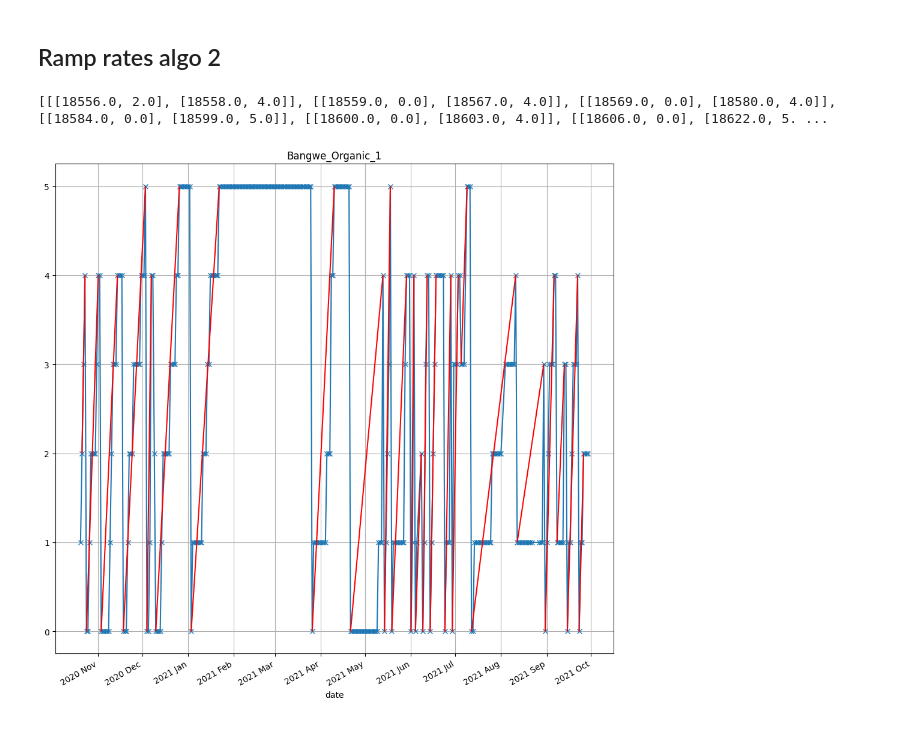
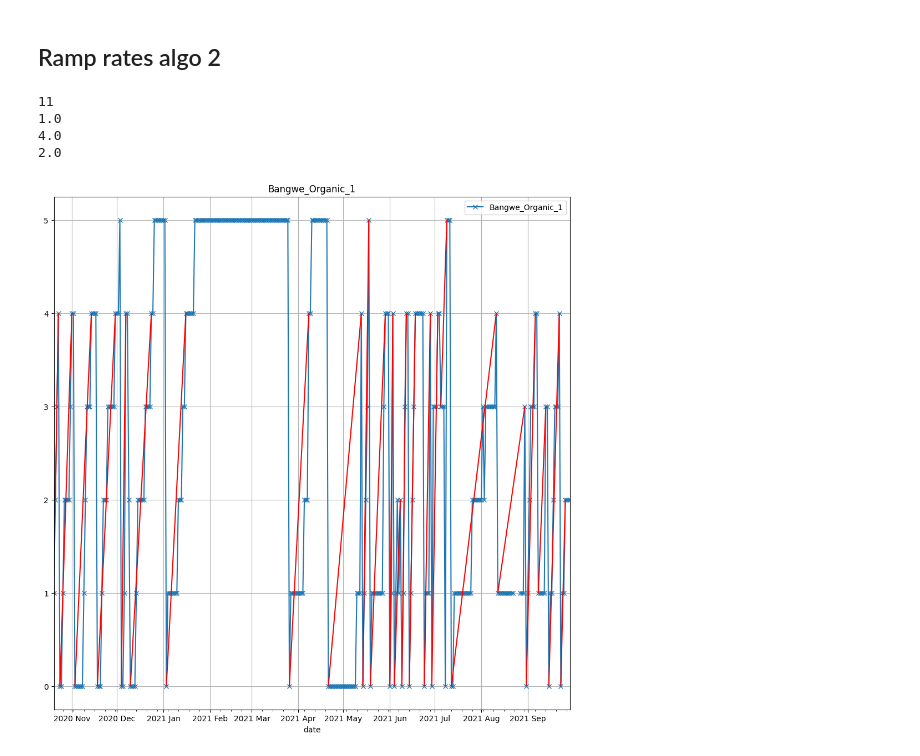
Before and after one commit to Global-Health-Engineering/2022-msc-sem-proj-nseemann, a Jupyter notebook: src/Analysis_jupyter/ramp_rates.ipynb, the cells around one changed output. Saved outputs shown, nothing was run; the diff lists cells and outputs as text; code cells hidden in the pictures.

```diff
--- a/src/Analysis_jupyter/ramp_rates.ipynb
+++ b/src/Analysis_jupyter/ramp_rates.ipynb
@@ -188,7 +171,7 @@ diff_index_neg = skip_filling_interest.index.to_series().diff(periods=-1)
 skip_filling_interest_no_spike = skip_filling_interest.drop(skip_filling_interest[diff_pos - diff_neg == 0][diff_index_pos == td_1][diff_index_neg == -td_1][diff_pos != 0].index)
 
 
-## Top ends
+## Top ends - forward pass
 diff_index_pos = skip_filling_interest_no_spike.index.to_series().diff()
 diff_index_neg = skip_filling_interest_no_spike.index.to_series().diff(periods=-1)
 diff_pos = skip_filling_interest_no_spike.diff() #difference val(n) - val(n-1)
@@ -210,6 +193,18 @@ while i <= len(indices_no_spike) and imax < 600:
                 top_ends.loc[indices_no_spike[i+j+1]] = skip_filling_interest_no_spike.loc[indices_no_spike[i+j+1]]
                 i = i+j+1
                 break
+            elif skip_filling_interest_no_spike.loc[indices_no_spike[i+j]] == 4 and skip_filling_interest_no_spike.loc[indices_no_spike[i+j+1]] == 5:
+                top_ends.loc[indices_no_spike[i+j]] = skip_filling_interest_no_spike.loc[indices_no_spike[i+j]]
+                imax2 = 0
+                while skip_filling_interest_no_spike.loc[indices_no_spike[i+j+1]] == 5 and imax2 < 600:
+                    imax2 = imax2+1
+                    if i+j+1 <= len(indices_no_spike)-1:
+                        j = j+1
+                    else:
+                        print('broke oups')
+                        break
+                i = i + j + 1
+                break
             else:
                 pass
             #print('going up at')
@@ -221,7 +216,7 @@ while i <= len(indices_no_spike) and imax < 600:
             i = i+j+1
             #print(i)
             break
-
+print(imax2)
 ## Move top ends to top beginnings, eliminates plateau from analysis. Backward pass
 top_beginnings = pd.DataFrame(columns=['top_beginnings'])
 i = len(top_ends)-1
@@ -285,14 +280,20 @@ bottoms = bottom_beginnings.reset_index()
 bottoms.columns = ['index_bottom', 'value_bottom']
 new_df = pd.concat([bottoms,tops], axis = 1)
 
+print((new_df.loc[0].value_top-new_df.loc[0].value_bottom)/(new_df.loc[0].index_top-new_df.loc[0].index_bottom).days)
+print((new_df.loc[0].value_top))
+print((new_df.loc[0].value_bottom))
 list_mc = []
 for i in new_df.values.tolist():
     tuple1 = [mdates.date2num(i[0].to_pydatetime()), i[1]]
     tuple2 = [mdates.date2num(i[2].to_pydatetime()), i[3]]
     list_mc.append([tuple1,tuple2])
-print(list_mc)
+#print(list_mc)
 # %% [output]
-[[[18556.0, 2.0], [18558.0, 4.0]], [[18559.0, 0.0], [18567.0, 4.0]], [[18569.0, 0.0], [18580.0, 4.0]], [[18584.0, 0.0], [18599.0, 5.0]], [[18600.0, 0.0], [18603.0, 4.0]], [[18606.0, 0.0], [18622.0, 5. ...
+11
+1.0
+4.0
+2.0
 # %%
 type = 2
 
@@ -300,33 +301,33 @@ totY = 4
 totX = 4
 if type == 1:
     print(skip_filling_df[skip_dfCol[binNum]])
     #print(skip_filling_df.columns)
     figure, axis = plt.subplots(totX, totY)
     for i in range(totX):
         for j in range(totY):
             if j+4*i >= numSkips:
                 break
             skip_filling_df.plot(ax=axis[i, j], use_index=True, y=skip_dfCol[j + 4 * i], grid=True, marker='x')
             # doesn't show missing data i.e. long straight values are as such in raw data
             axis[i, j].set_title(skip_filling_df.columns[j + 4 * i])
             axis[i, j].set_yticks([0,1,2,3,4,5])
             axis[i, j].get_legend().remove()
     plt.show()
 elif type == 2:
     fig, ax = plt.subplots(figsize=(12,12))
-    #skip_filling_df.plot(ax = ax,use_index=True, y=skip_dfCol[binNum], grid=True, marker='x')
-    skip_filling_interest_no_spike.plot(ax = ax,use_index=True, grid=True, marker='x')
+    skip_filling_df.plot(ax = ax,use_index=True, y=skip_dfCol[binNum], grid=True, marker='x')
+    #skip_filling_interest_no_spike.plot(ax = ax,use_index=True, grid=True, marker='x')
     #top_ends.plot(use_index=True, grid=True, marker='*', ax = ax, linestyle='none', markersize=12)
     #top_beginnings.plot(use_index=True, grid=True, marker='*', ax = ax, linestyle='none', markersize=12)
     #top_beginnings_no_derating.plot(use_index=True, grid=True, marker='*', ax = ax, linestyle='none', markersize=12)
     #bottom_beginnings.plot(use_index=True, grid=True, marker='*', ax = ax, linestyle='none', markersize=12)
     lc = mc.LineCollection(list_mc, color='red')
     ax.add_collection(lc)
     plt.title(skip_filling_df.columns[binNum])
     ax.autoscale_view()
     ax.xaxis.set_major_locator(mdates.MonthLocator())
     monthFmt = mdates.DateFormatter("%Y %b")
     ax.xaxis.set_major_formatter(monthFmt)
     plt.show()
 # %% [output]
-[figure, old version]
+[figure, new version]
```
Also changed, not shown: parts of 2 cells of this notebook.
